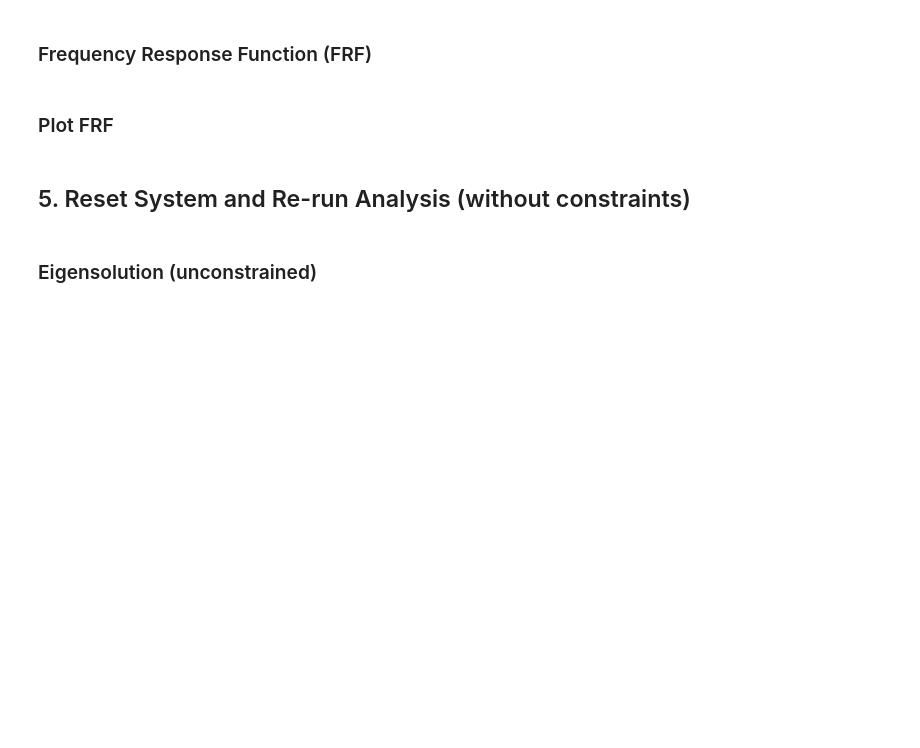
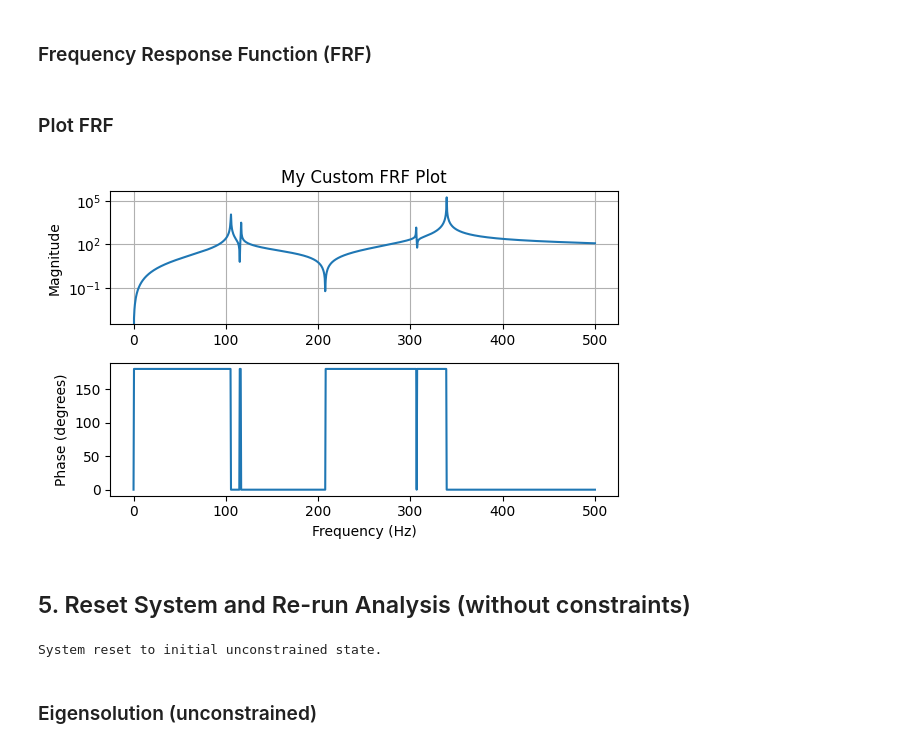
Before and after one commit to TatsuyaKatayama/pipeVibSim, a Jupyter notebook: notebooks/example.ipynb, the cells around one changed output. Cells and saved outputs as stored; diff of their text form; code cells hidden in the pictures; blank space fills up the shorter version.

```diff
--- a/notebooks/example.ipynb
+++ b/notebooks/example.ipynb
@@ -22,11 +22,13 @@ pipe = Pipe(points, radius=0.03, step=0.01)
 # %% [markdown]
 ## 2. Define Material Properties
 # %%
+n_elements=pipe.node_positions.shape[0] - 1
+
 material_properties = get_material_properties(
-    E=110.0e9,      # Young's modulus (Pa)
-    rho=8960.0,     # Density (kg/m^3)
-    nu=0.34,        # Poisson's ratio
-    D_out=0.01,     # Outer diameter (m)
-    D_in=0.008,     # Inner diameter (m)
-    n_elements=pipe.node_positions.shape[0] - 1
+    E=np.ones(n_elements) * 110.0e9,      # Young's modulus (Pa)
+    rho=np.ones(n_elements) * 8960.0,     # Density (kg/m^3)
+    nu=np.ones(n_elements) * 0.34,        # Poisson's ratio
+    D_out=np.ones(n_elements) * 0.01,     # Outer diameter (m)
+    D_in=np.ones(n_elements) * 0.008,     # Inner diameter (m)
+    n_elements=n_elements
 )
@@ -64,8 +78,18 @@ post.plot_frf(frf)
+# %%
+fig, axes = post.plot_frf(frf)
+axes[0].set_title('My Custom FRF Plot')
+axes[0].grid(True)
+fig.set_size_inches(6, 4)
+fig.tight_layout()
+# %% [output]
+[figure, added]
 # %% [markdown]
 ## 5. Reset System and Re-run Analysis (without constraints)
 # %%
 analysis.reset_system()
 print("System reset to initial unconstrained state.")
+# %% [output]
+System reset to initial unconstrained state.
 # %% [markdown]
 ### Eigensolution (unconstrained)
 # %%
```
Also changed, not shown: parts of 8 cells of this notebook, 1 other file.
